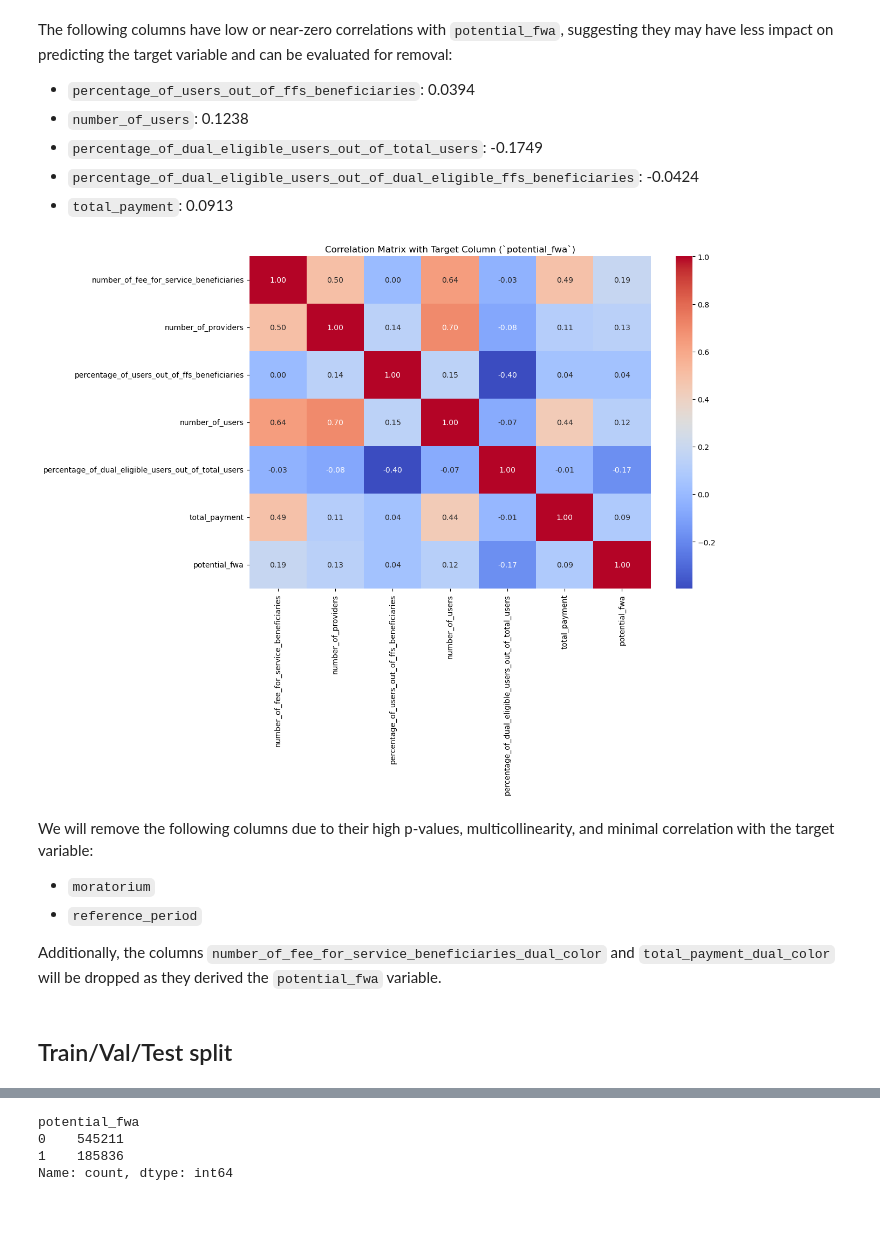
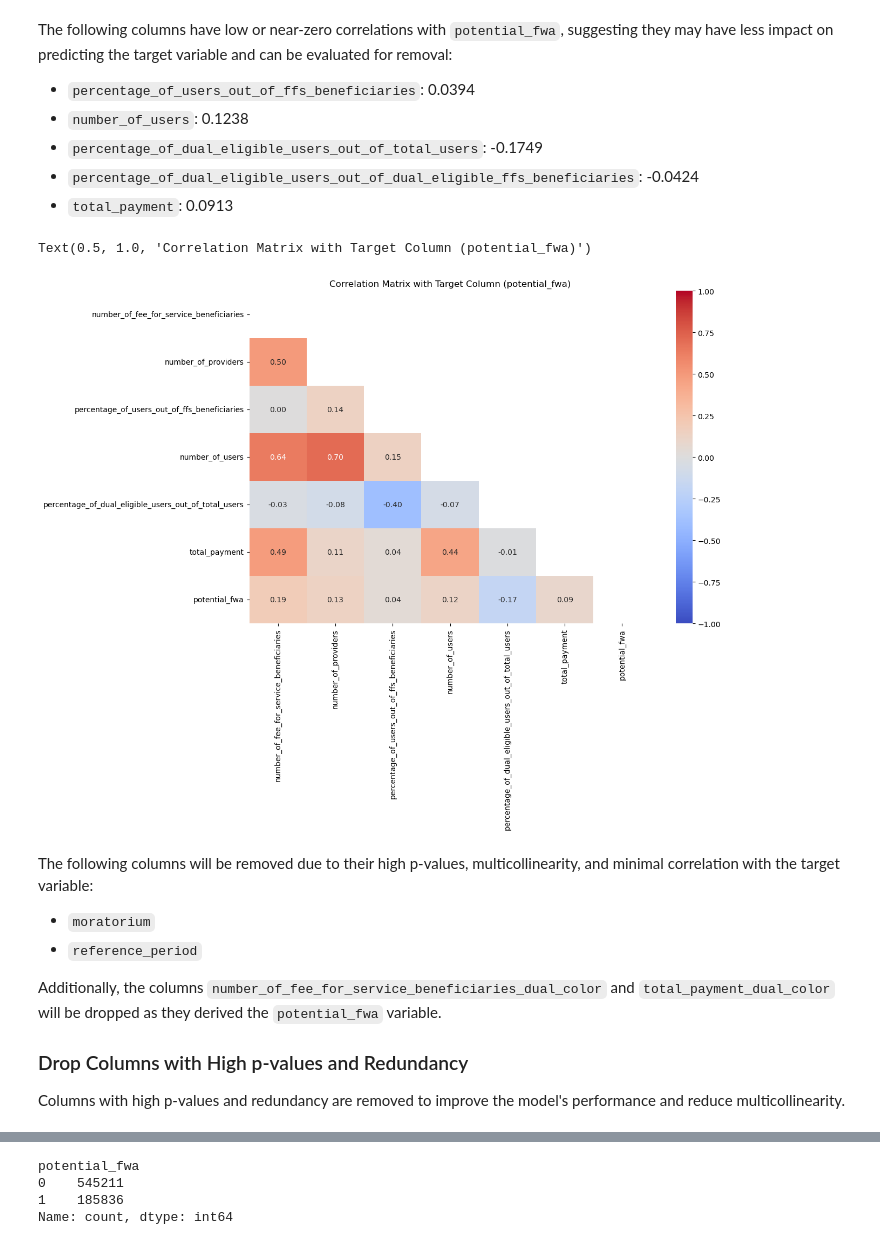
Before and after one commit to samantharivas/healthcare-market-saturation-fraud, a Jupyter notebook: Preprocessing.ipynb, the cells around one changed output, grey strips where cells are left out. Saved outputs shown, nothing was run; the diff lists cells and outputs as text; code cells hidden in the pictures; blank space fills up the shorter version.

```diff
--- a/Preprocessing.ipynb
+++ b/Preprocessing.ipynb
@@ -706,7 +759,7 @@ axes = axes.flatten()
 # plotboxplots for numerical columns
 for i, column in enumerate(numeric_data.columns):
     axes[i].boxplot(numeric_data[column].dropna())
-    axes[i].set_title(f'Boxplot of {column}')
+    axes[i].set_title(f'{column}')
     axes[i].set_ylabel('Values')
     axes[i].ticklabel_format(style='plain', axis='y')
 
@@ -743,7 +794,7 @@ axes = axes.flatten()
 for i, column in enumerate(numeric_data.columns):
     ax = axes[i]
     ax.hist(numeric_data[column], bins=10, edgecolor='black')
-    ax.set_title(f'Histogram of {column}')
+    ax.set_title(f'{column}')
     ax.set_xlabel(column)
     ax.set_ylabel('Frequency')
     ax.tick_params(axis='x', rotation=45)
@@ -770,33 +826,3 @@ numeric_data.describe()
 | 50% | 4.543000e+03 | 5.000000e+00 | 4.952000e+01 | 6.470000e+00 | ... |
 | 75% | 1.192600e+04 | 1.600000e+01 | 8.500000e+01 | 1.730000e+01 | ... |
 | max | 4.058377e+07 | 2.327730e+05 | 6.440620e+03 | 8.583000e+01 | ... |
-# %%
-#get number of columns in categorical data
-num_columns = len(cat_data.columns)
-
-# calculate number of rows and columns needed for the subplot grid
-num_rows = (num_columns - 1) // 3 + 1
-num_cols = min(num_columns, 3)
-
-# create a figure and axes for subplots
-fig, axes = plt.subplots(num_rows, num_cols, figsize=(20, 20))
-
-# flatten the axes array to simplify indexing
-axes = axes.flatten()
-
-# plotting count plots for each categorical column
-categorical_columns = cat_data.iloc[:, 7:].select_dtypes(include=['object']).columns
-for i, column in enumerate(categorical_columns):
-    sns.countplot(x=column, data=cat_data, ax=axes[i])
-    axes[i].set_title(f'Count of Observations by {column}')
-    axes[i].set_xlabel(column)
-    axes[i].set_ylabel('Count')
-    axes[i].tick_params(axis='x', rotation=45)
-    axes[i].grid(True)
-
-# hide empty subplots if there are more axes than needed
-for j in range(len(categorical_columns), len(axes)):
-    fig.delaxes(axes[j])
-
-plt.tight_layout()
-plt.show()
@@ -1104,20 +1223,25 @@ The following columns have low or near-zero correlations with `potential_fwa`, s
 - `percentage_of_dual_eligible_users_out_of_dual_eligible_ffs_beneficiaries`: -0.0424
 - `total_payment`: 0.0913
 # %%
-# visualize correlation heatmap
+# create a mask for the upper triangle
+mask = np.triu(np.ones_like(corr_matrix, dtype=bool))
+
+# plot the upper triangular correlation matrix
 plt.figure(figsize=(12, 8))
-sns.heatmap(corr_matrix, annot=True, cmap='coolwarm', fmt=".2f")
-plt.title('Correlation Matrix with Target Column (`potential_fwa`)')
-plt.show()
+sns.heatmap(corr_matrix, annot=True, cmap='coolwarm', fmt=".2f", mask=mask, vmin=-1, vmax=1)
+plt.title('Correlation Matrix with Target Column (potential_fwa)')
 # %% [output]
+Text(0.5, 1.0, 'Correlation Matrix with Target Column (potential_fwa)')
-[figure, old version]
+[figure, new version]
 # %% [markdown]
-We will remove the following columns due to their high p-values, multicollinearity, and minimal correlation with the target variable:
+The following columns will be removed due to their high p-values, multicollinearity, and minimal correlation with the target variable:
 
 - `moratorium`
 - `reference_period`
 
 Additionally, the columns `number_of_fee_for_service_beneficiaries_dual_color` and `total_payment_dual_color` will be dropped as they derived the `potential_fwa` variable.
+
+### Drop Columns with High p-values and Redundancy
+
+Columns with high p-values and redundancy are removed to improve the model's performance and reduce multicollinearity.
-# %% [markdown]
-## Train/Val/Test split
 # %%
```
Also changed, not shown: parts of 111 cells of this notebook, 9 other files.
